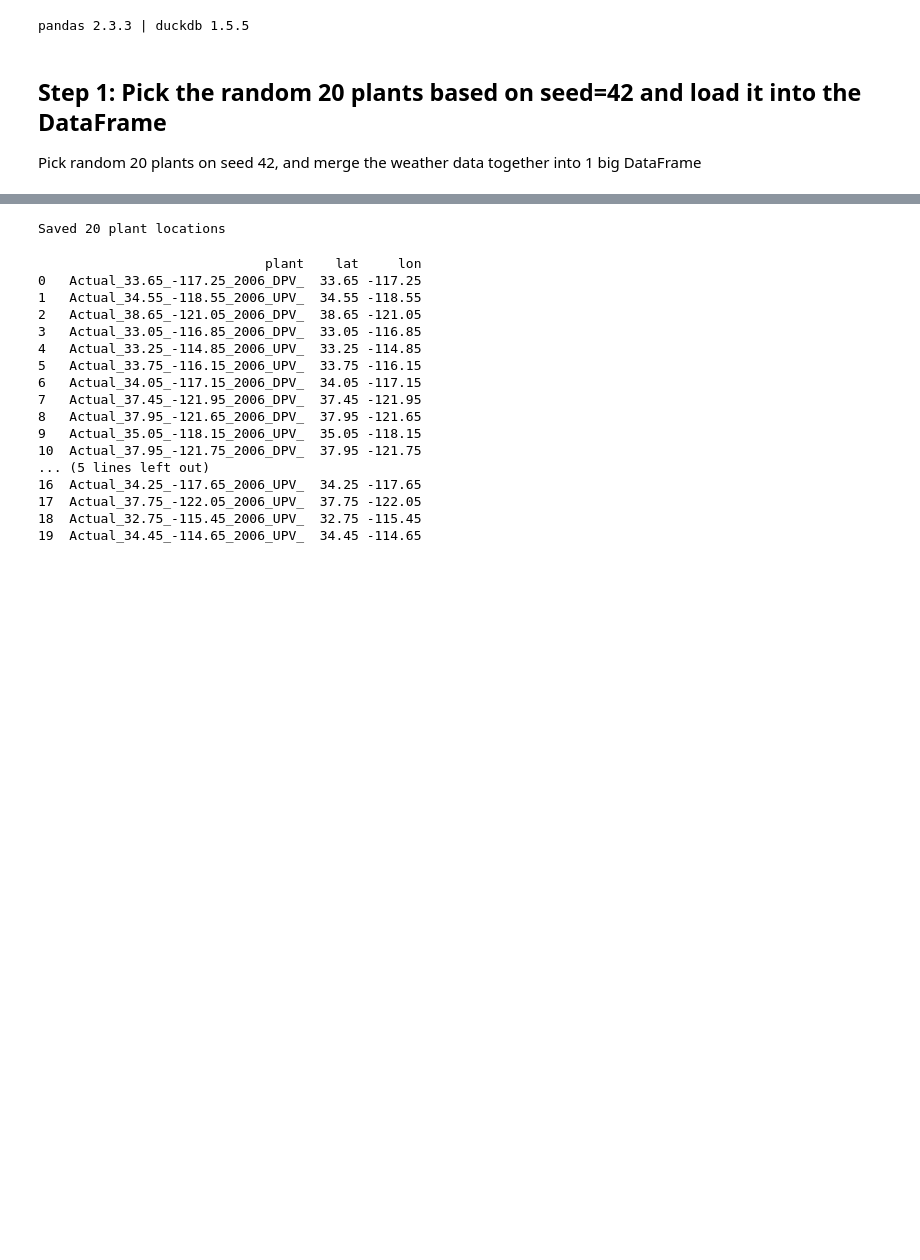
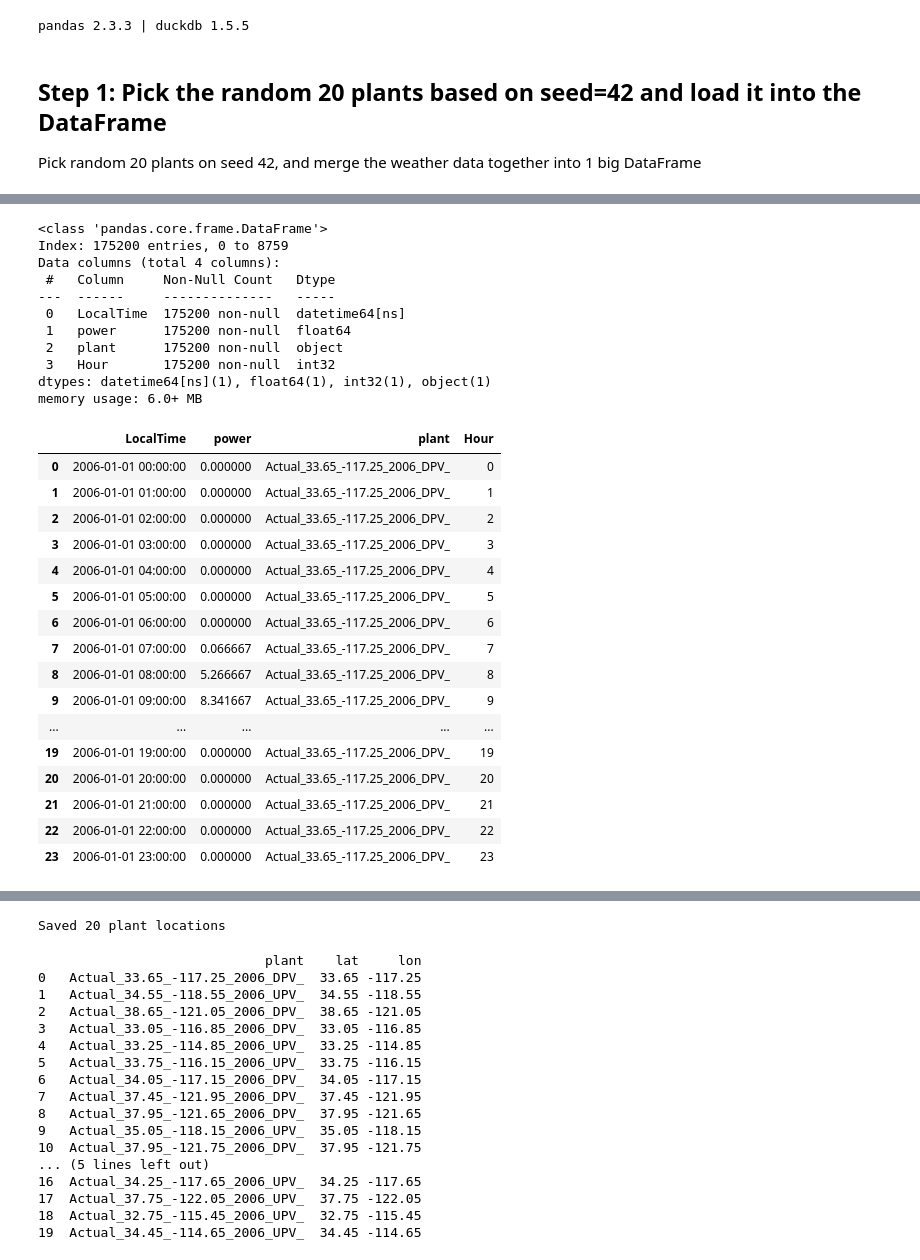
Before and after one commit to noobball111/ADYm_2, a Jupyter notebook: notebooks/0. Setting up and cleaning.ipynb, the cells around one changed output, grey strips where cells are left out. Saved outputs shown, nothing was run; the diff lists cells and outputs as text; code cells hidden in the pictures; blank space fills up the shorter version.

```diff
--- a/notebooks/0. Setting up.ipynb
+++ b/notebooks/0. Setting up and cleaning.ipynb
@@ -87,0 +76,32 @@ df.describe(include='all').T.to_csv('report/table_describe_raw.csv')
+# %%
+df.info()
+df.head(24)
+# %% [output]
+<class 'pandas.core.frame.DataFrame'>
+Index: 175200 entries, 0 to 8759
+Data columns (total 4 columns):
+ #   Column     Non-Null Count   Dtype
+---  ------     --------------   -----
+ 0   LocalTime  175200 non-null  datetime64[ns]
+ 1   power      175200 non-null  float64
+ 2   plant      175200 non-null  object
+ 3   Hour       175200 non-null  int32
+dtypes: datetime64[ns](1), float64(1), int32(1), object(1)
+memory usage: 6.0+ MB
+|  | LocalTime | power | plant | Hour |
+| 0 | 2006-01-01 00:00:00 | 0.000000 | Actual_33.65_-117.25_2006_DPV_ | 0 |
+| 1 | 2006-01-01 01:00:00 | 0.000000 | Actual_33.65_-117.25_2006_DPV_ | 1 |
+| 2 | 2006-01-01 02:00:00 | 0.000000 | Actual_33.65_-117.25_2006_DPV_ | 2 |
+| 3 | 2006-01-01 03:00:00 | 0.000000 | Actual_33.65_-117.25_2006_DPV_ | 3 |
+| 4 | 2006-01-01 04:00:00 | 0.000000 | Actual_33.65_-117.25_2006_DPV_ | 4 |
+| 5 | 2006-01-01 05:00:00 | 0.000000 | Actual_33.65_-117.25_2006_DPV_ | 5 |
+| 6 | 2006-01-01 06:00:00 | 0.000000 | Actual_33.65_-117.25_2006_DPV_ | 6 |
+| 7 | 2006-01-01 07:00:00 | 0.066667 | Actual_33.65_-117.25_2006_DPV_ | 7 |
+| 8 | 2006-01-01 08:00:00 | 5.266667 | Actual_33.65_-117.25_2006_DPV_ | 8 |
+| 9 | 2006-01-01 09:00:00 | 8.341667 | Actual_33.65_-117.25_2006_DPV_ | 9 |
+| ... | ... | ... | ... | ... |
+| 19 | 2006-01-01 19:00:00 | 0.000000 | Actual_33.65_-117.25_2006_DPV_ | 19 |
+| 20 | 2006-01-01 20:00:00 | 0.000000 | Actual_33.65_-117.25_2006_DPV_ | 20 |
+| 21 | 2006-01-01 21:00:00 | 0.000000 | Actual_33.65_-117.25_2006_DPV_ | 21 |
+| 22 | 2006-01-01 22:00:00 | 0.000000 | Actual_33.65_-117.25_2006_DPV_ | 22 |
+| 23 | 2006-01-01 23:00:00 | 0.000000 | Actual_33.65_-117.25_2006_DPV_ | 23 |
```
Also changed, not shown: parts of 17 cells of this notebook, 9 other files.
